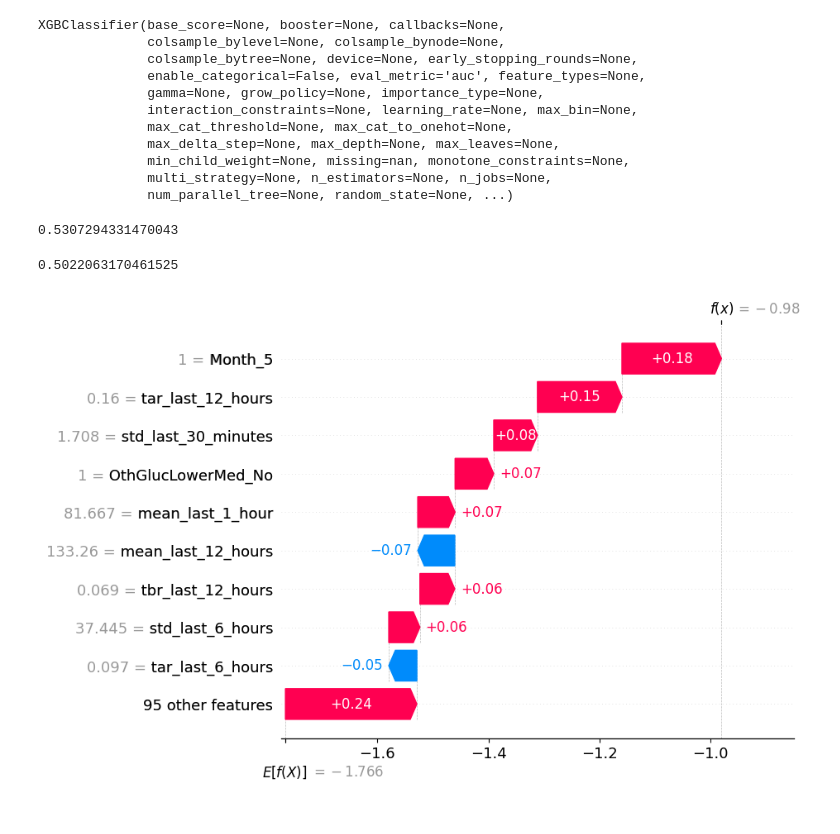
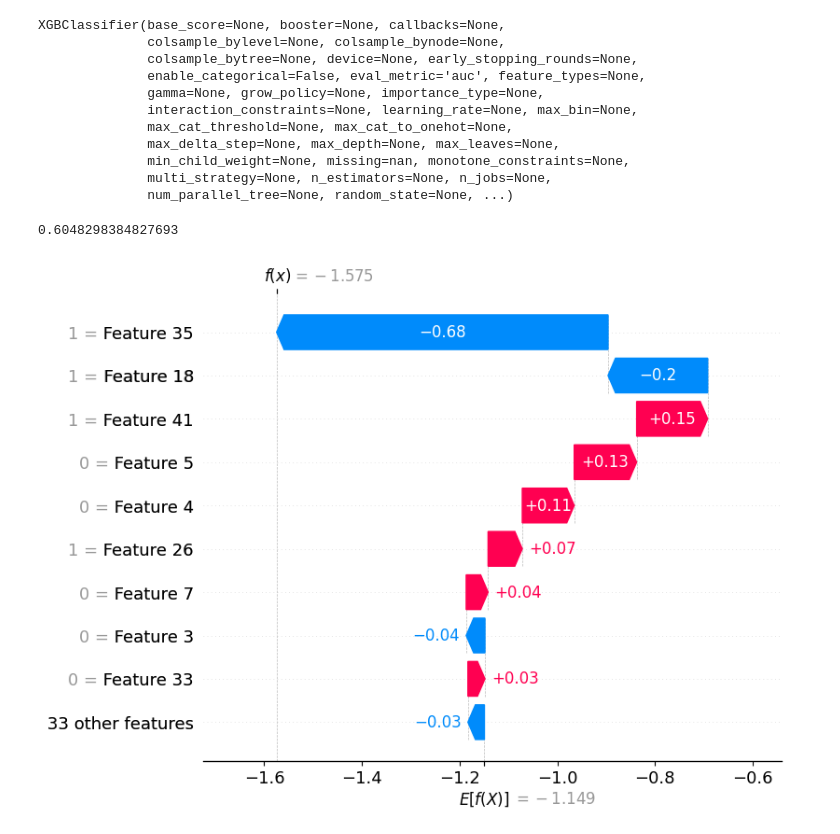
Before and after one commit to Nikhil-Narayanan/XGB-BGL-NGIN, a Jupyter notebook: under_sampling.ipynb, the cells around one changed output. Cells and saved outputs as stored; diff of their text form; code cells hidden in the pictures.

```diff
--- a/under_sampling.ipynb
+++ b/under_sampling.ipynb
@@ -53,6 +21,9 @@ validation_X = validation_X[cols]
+# %%
+rus = RandomUnderSampler(sampling_strategy=0.333,)
+x_train, y_train = rus.fit_resample(np.array(dataset.training_set), np.array(dataset.training_labels.astype(int)))
 # %%
 bst = XGBClassifier(objective="binary:logistic", eval_metric="auc")
-bst.fit(training_X, training_Y)
+bst.fit(x_train, y_train)
 # %% [output]
 XGBClassifier(base_score=None, booster=None, callbacks=None,
               colsample_bylevel=None, colsample_bynode=None,
@@ -66,39 +37,13 @@ XGBClassifier(base_score=None, booster=None, callbacks=None,
               multi_strategy=None, n_estimators=None, n_jobs=None,
               num_parallel_tree=None, random_state=None, ...)
 # %%
-preds = bst.predict(training_X)
-roc_auc_score(training_Y, preds)
+preds = bst.predict(x_train)
+roc_auc_score(y_train, preds)
 # %% [output]
-0.5307294331470043
+0.6048298384827693
-# %%
-preds = bst.predict(validation_X)
-
-def safe_convert_to_float(array):
-    try:
-        return array.astype(float)
-    except ValueError:
-        # If conversion fails, attempt to coerce manually, substituting NaNs for unconvertible entries
-        converted = np.array([float(x) if isinstance(x, (int, float)) else np.nan for x in array])
-        return converted
-
-# Convert both arrays, handling non-convertible types
-validation_Y = safe_convert_to_float(validation_Y)
-preds = safe_convert_to_float(preds)
-
-# Find indices where either array has a NaN
-nan_indices = np.where(np.isnan(validation_Y) | np.isnan(preds))[0]
-
-# Remove the indices with NaNs from both arrays
-validation_Y_clean = np.delete(validation_Y, nan_indices)
-preds_clean = np.delete(preds, nan_indices)
-
-# Now you can compute roc_auc_score without encountering NaN issues
-roc_auc_score(validation_Y_clean, preds_clean)
-# %% [output]
-0.5022063170461525
 # %%
 explainer = shap.Explainer(bst)
-shap_values = explainer(training_X)
+shap_values = explainer(x_train)
 shap.plots.waterfall(shap_values[0])
 # %% [output]
-[figure, old version]
+[figure, new version]
```
Also changed, not shown: parts of 7 cells of this notebook, 4 other files.
